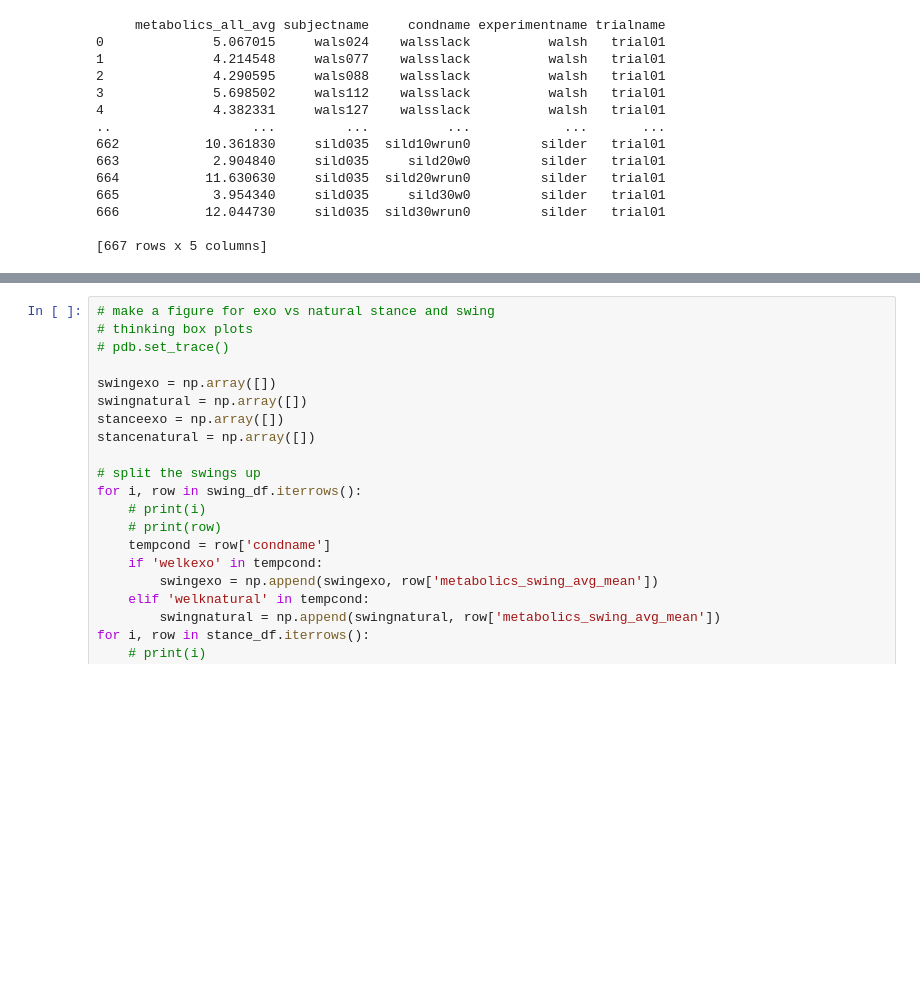
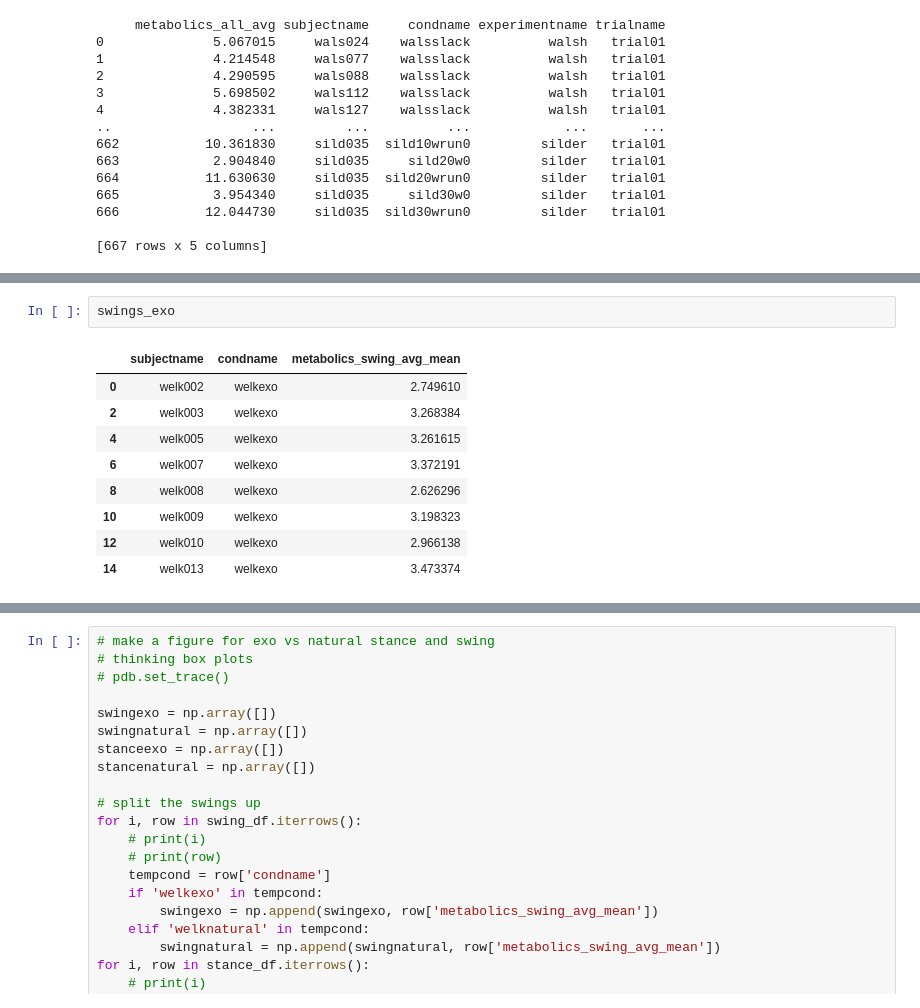
Before and after one commit to stingjp/muscleEnergyModel, a Jupyter notebook: plotting_stancevswing.ipynb, the cells around one changed output, grey strips where cells are left out. Drawn from its saved outputs; the diff is of its cells as text; blank space fills up the shorter version.

```diff
--- a/plotting_stancevswing.ipynb
+++ b/plotting_stancevswing.ipynb
@@ -228,3 +248,15 @@ Percent Difference swing: -0.617391
+# %%
+swings_exo
+# %% [output]
+|  | subjectname | condname | metabolics_swing_avg_mean |
+| 0 | welk002 | welkexo | 2.749610 |
+| 2 | welk003 | welkexo | 3.268384 |
+| 4 | welk005 | welkexo | 3.261615 |
+| 6 | welk007 | welkexo | 3.372191 |
+| 8 | welk008 | welkexo | 2.626296 |
+| 10 | welk009 | welkexo | 3.198323 |
+| 12 | welk010 | welkexo | 2.966138 |
+| 14 | welk013 | welkexo | 3.473374 |
 # %%
 
 # make a figure for the simulations vs exp
```
Also changed, not shown: parts of 10 cells of this notebook, 11 other files.
